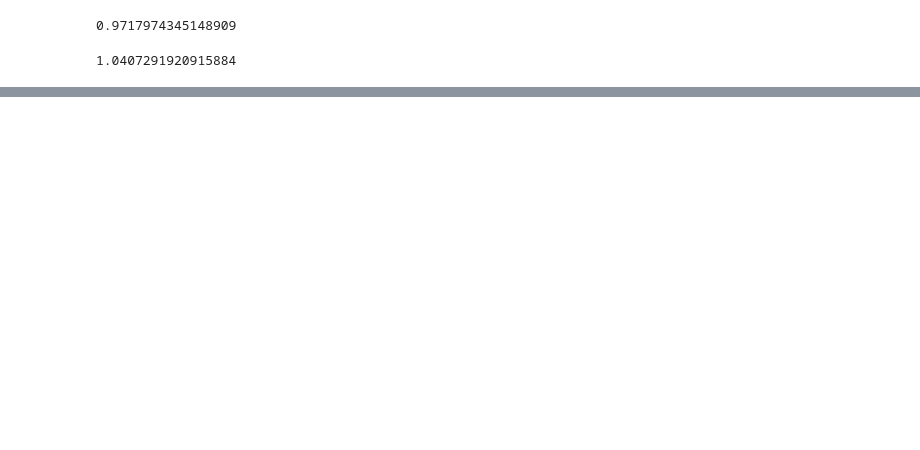
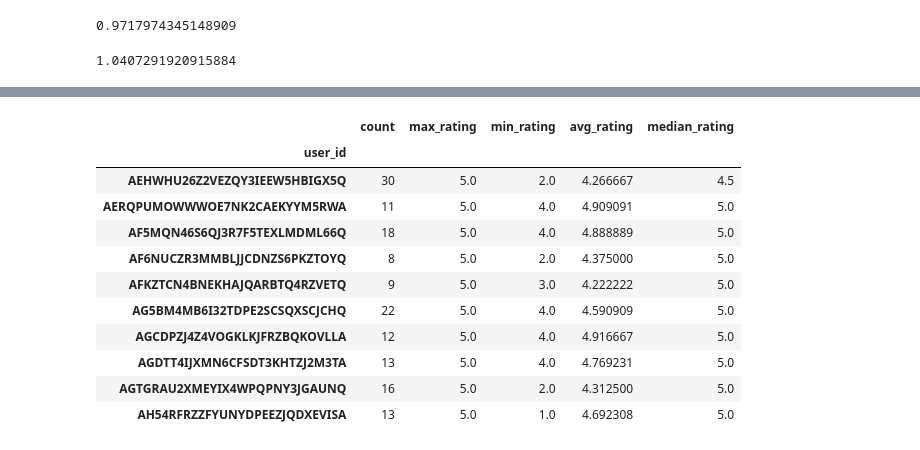
Before and after one commit to danielpenchev98/Web-Recommender-Systems-2025, a Jupyter notebook: project/project.ipynb, the cells around one changed output, grey strips where cells are left out. Drawn from its saved outputs; the diff is of its cells as text; code cells hidden in the pictures; blank space fills up the shorter version.

```diff
--- a/project/project.ipynb
+++ b/project/project.ipynb
@@ -964,0 +995,5 @@ Coverage@10 is 0.019305019305019305
+# %%
+inner_uid_closest_neighbours = knn.get_neighbors(knn.trainset.to_inner_uid('AHZER36Y6IL7USHGBCELVMN56VOQ'), k=10)
+closest_nighbours_to_bottom_rr_user = []
+for inner_uid in inner_uid_closest_neighbours:
+    closest_nighbours_to_bottom_rr_user.append(knn.trainset.to_raw_uid(inner_uid))
@@ -964,0 +1013,23 @@ Coverage@10 is 0.019305019305019305
+# %%
+df_train[df_train.user_id.isin(closest_nighbours_to_bottom_rr_user)] \
+    .groupby(by='user_id') \
+    .agg(
+        count=("rating","size"),
+        max_rating=("rating","max"),
+        min_rating=("rating","min"),
+        avg_rating=("rating","mean"),
+        median_rating=("rating", "median")
+    )
+# %% [output]
+|  | count | max_rating | min_rating | avg_rating | median_rating |
+| user_id |  |  |  |  |  |
+| AEHWHU26Z2VEZQY3IEEW5HBIGX5Q | 30 | 5.0 | 2.0 | 4.266667 | 4.5 |
+| AERQPUMOWWWOE7NK2CAEKYYM5RWA | 11 | 5.0 | 4.0 | 4.909091 | 5.0 |
+| AF5MQN46S6QJ3R7F5TEXLMDML66Q | 18 | 5.0 | 4.0 | 4.888889 | 5.0 |
+| AF6NUCZR3MMBLJJCDNZS6PKZTOYQ | 8 | 5.0 | 2.0 | 4.375000 | 5.0 |
+| AFKZTCN4BNEKHAJQARBTQ4RZVETQ | 9 | 5.0 | 3.0 | 4.222222 | 5.0 |
+| AG5BM4MB6I32TDPE2SCSQXSCJCHQ | 22 | 5.0 | 4.0 | 4.590909 | 5.0 |
+| AGCDPZJ4Z4VOGKLKJFRZBQKOVLLA | 12 | 5.0 | 4.0 | 4.916667 | 5.0 |
+| AGDTT4IJXMN6CFSDT3KHTZJ2M3TA | 13 | 5.0 | 4.0 | 4.769231 | 5.0 |
+| AGTGRAU2XMEYIX4WPQPNY3JGAUNQ | 16 | 5.0 | 2.0 | 4.312500 | 5.0 |
+| AH54RFRZZFYUNYDPEEZJQDXEVISA | 13 | 5.0 | 1.0 | 4.692308 | 5.0 |
```
Also changed, not shown: parts of 90 cells of this notebook, 3 other files.
